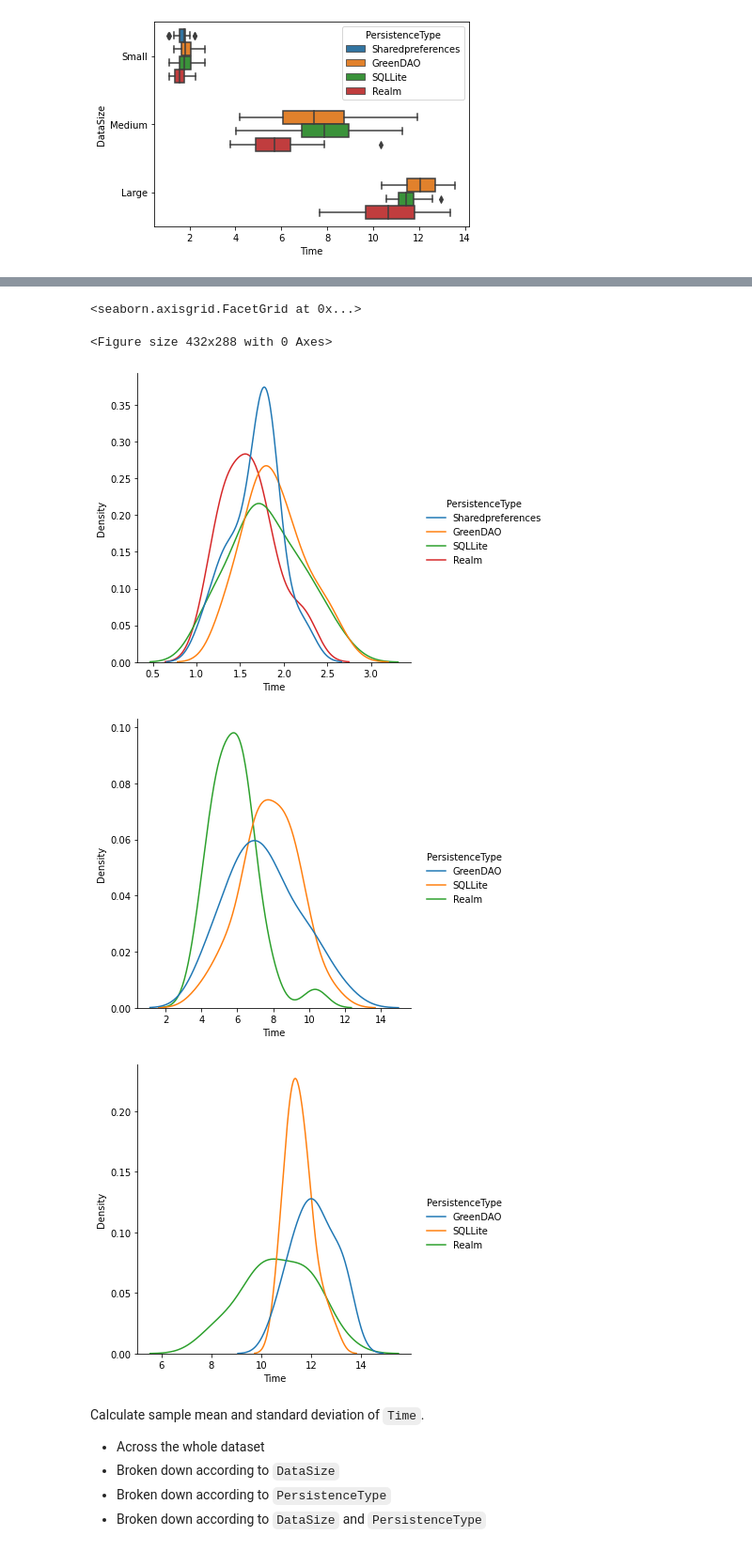
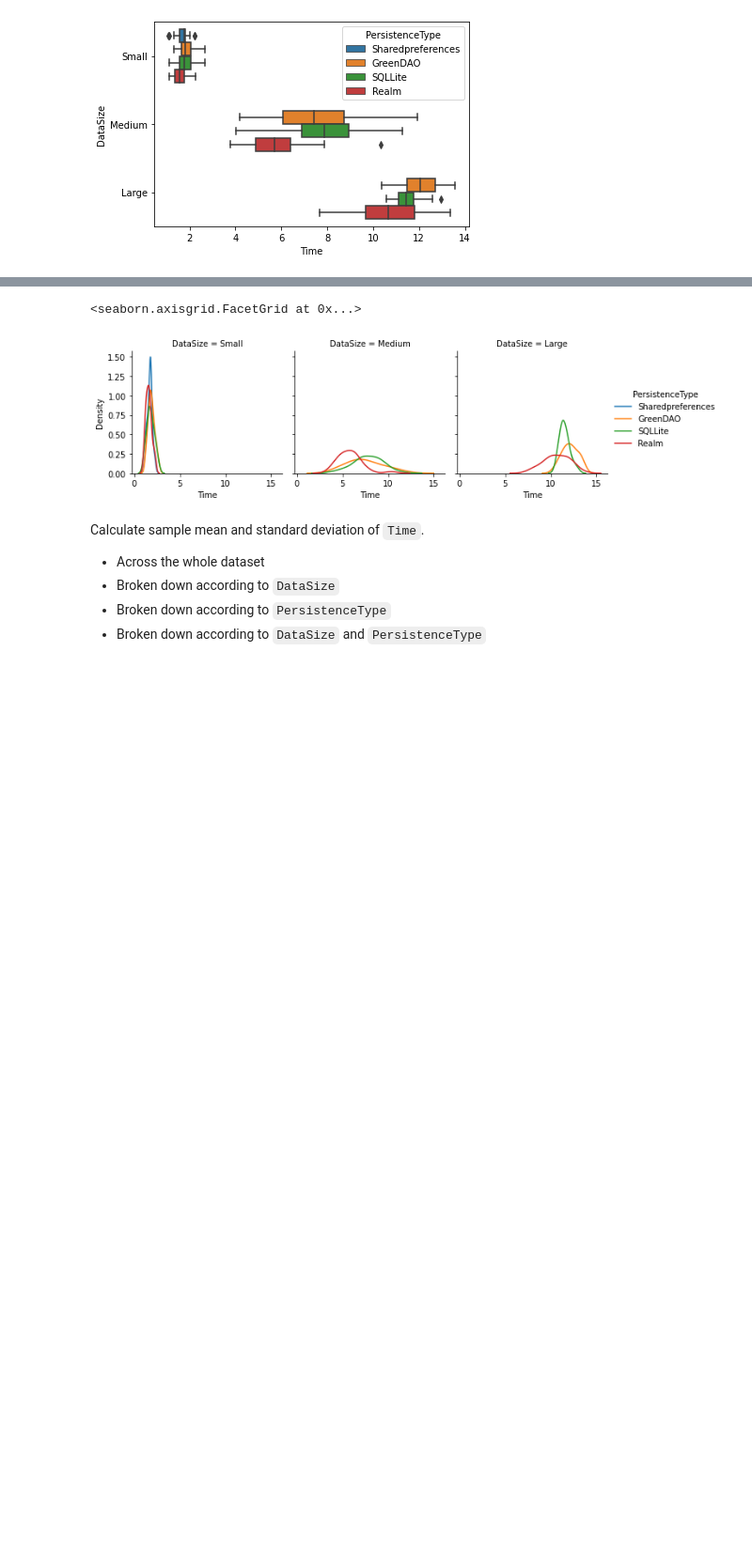
Before and after one commit to arnauddormaels/Data-Science-and-AI, a Jupyter notebook: Solution Labs/lab-2-02(Done).ipynb, the cells around one changed output, grey strips where cells are left out. Shown: that part at 94% size. Saved outputs shown, nothing was run; the diff lists cells and outputs as text; code cells hidden in the pictures; blank space fills up the shorter version.

```diff
--- a/Solution Labs/lab-2-02(Done).ipynb
+++ b/Solution Labs/lab-2-02(Done).ipynb
@@ -87,19 +87,24 @@ sns.boxplot(data=android,x='Time',y='DataSize',hue='PersistenceType')
 
 ![Density graphs for each `DataSize`, comparing the performance of different `PersistenceTypes`](https://github.com/HoGentTIN/dsai-en-labs/blob/main/2-analysis-1-var/img/persistence-density.png?raw=1)
 # %%
-from operator import length_hint
-figure, axis = plt.subplots(3,0)
-sns.displot(data=android[(android.DataSize=='Small')], hue='PersistenceType',x='Time',kind='kde',ax=axis[0])
+#from operator import length_hint
+#figure, axis = plt.subplots(3,0)
+#sns.displot(data=android[(android.DataSize=='Small')], hue='PersistenceType',x='Time',kind='kde',ax=axis[0])
+#
+#sns.displot(data=android[(android.DataSize=='Medium')], hue='PersistenceType',x='Time',kind='kde',ax=axis[1])
+#
+#sns.displot(data=android[(android.DataSize=='Large')], hue='PersistenceType',x='Time',kind='kde',ax=axis[2])
 
-sns.displot(data=android[(android.DataSize=='Medium')], hue='PersistenceType',x='Time',kind='kde',ax=axis[1])
 
-sns.displot(data=android[(android.DataSize=='Large')], hue='PersistenceType',x='Time',kind='kde',ax=axis[2])
+#BETERE Methode
+
+g=sns.FacetGrid(data=android,col='DataSize',hue='PersistenceType')
+
+g.map(sns.kdeplot,'Time')
+g.add_legend()
 # %% [output]
 <seaborn.axisgrid.FacetGrid at 0x...>
-<Figure size 432x288 with 0 Axes>
-[figure, old version]
+[figure, new version]
-[figure, removed]
-[figure, removed]
 # %% [markdown]
 Calculate sample mean and standard deviation of `Time`.
 
```
